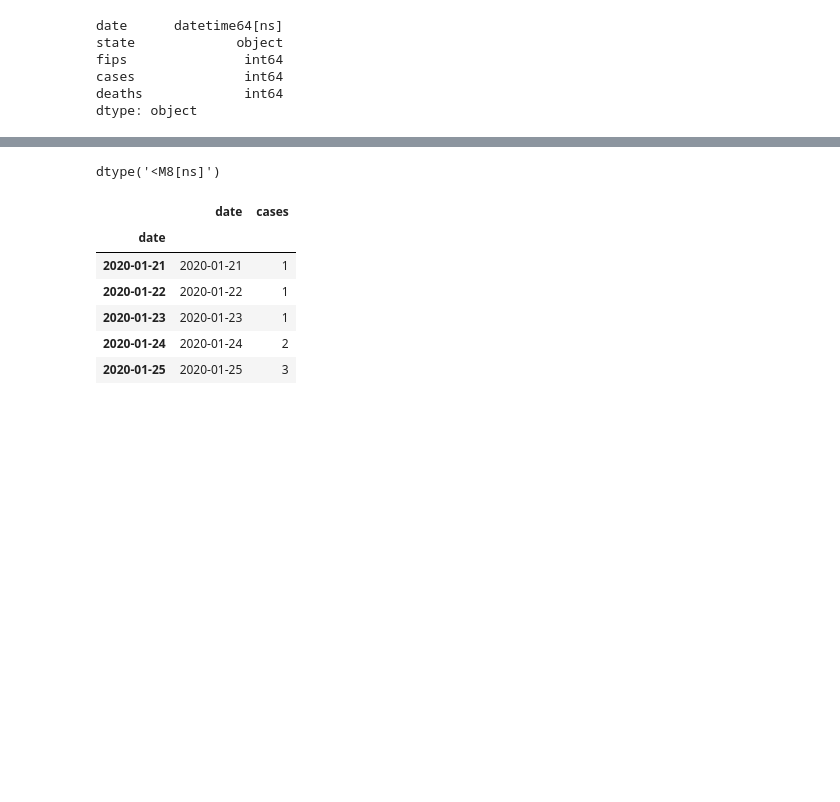
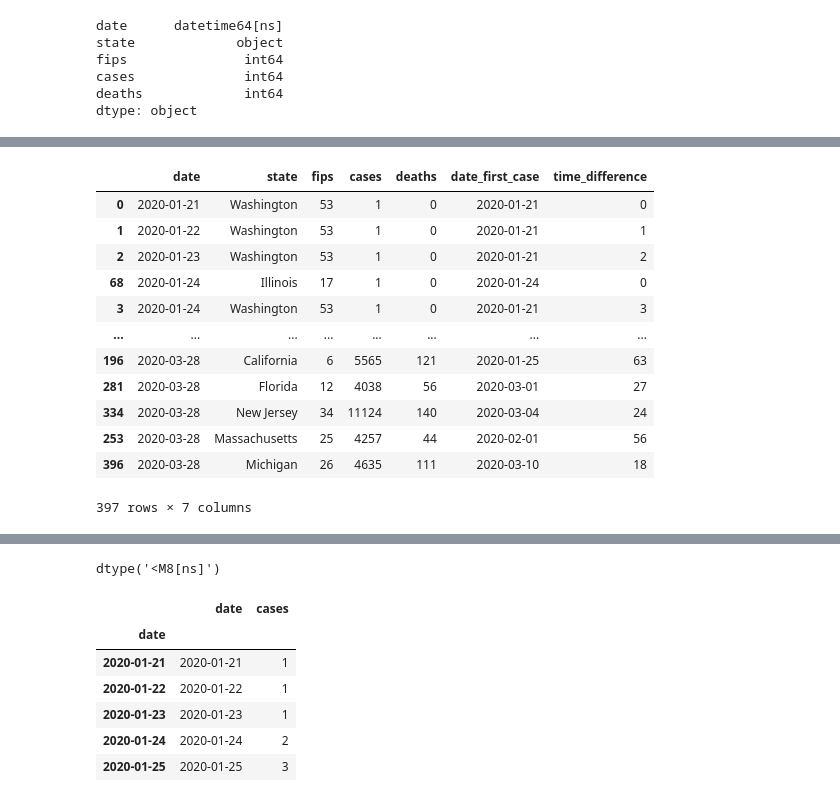
Before and after one commit to mebauer/covid-19-states, a Jupyter notebook: covid-19-data.ipynb, the cells around one changed output, grey strips where cells are left out. Cells and saved outputs as stored; diff of their text form; code cells hidden in the pictures; blank space fills up the shorter version.

```diff
--- a/covid-19-data.ipynb
+++ b/covid-19-data.ipynb
@@ -161,0 +200,16 @@ plt.savefig('figures/nyt-covid-19-state-timeseries-log-032720')
+# %%
+state_first_case.sort_values(by='date')
+# %% [output]
+|  | date | state | fips | cases | deaths | date_first_case | time_difference |
+| 0 | 2020-01-21 | Washington | 53 | 1 | 0 | 2020-01-21 | 0 |
+| 1 | 2020-01-22 | Washington | 53 | 1 | 0 | 2020-01-21 | 1 |
+| 2 | 2020-01-23 | Washington | 53 | 1 | 0 | 2020-01-21 | 2 |
+| 68 | 2020-01-24 | Illinois | 17 | 1 | 0 | 2020-01-24 | 0 |
+| 3 | 2020-01-24 | Washington | 53 | 1 | 0 | 2020-01-21 | 3 |
+| ... | ... | ... | ... | ... | ... | ... | ... |
+| 196 | 2020-03-28 | California | 6 | 5565 | 121 | 2020-01-25 | 63 |
+| 281 | 2020-03-28 | Florida | 12 | 4038 | 56 | 2020-03-01 | 27 |
+| 334 | 2020-03-28 | New Jersey | 34 | 11124 | 140 | 2020-03-04 | 24 |
+| 253 | 2020-03-28 | Massachusetts | 25 | 4257 | 44 | 2020-02-01 | 56 |
+| 396 | 2020-03-28 | Michigan | 26 | 4635 | 111 | 2020-03-10 | 18 |
+397 rows × 7 columns
```
Also changed, not shown: parts of 18 cells of this notebook, 5 other files.
